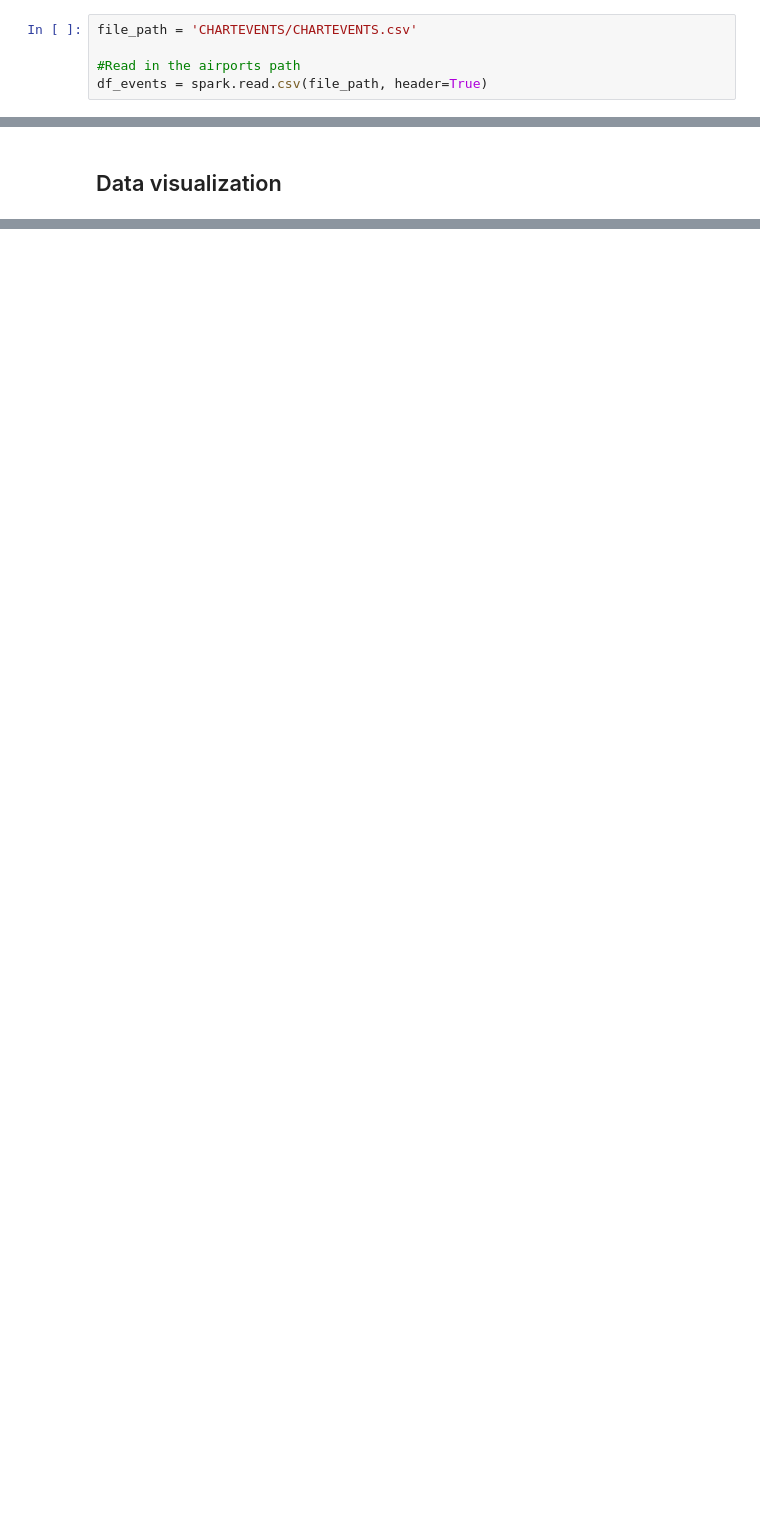
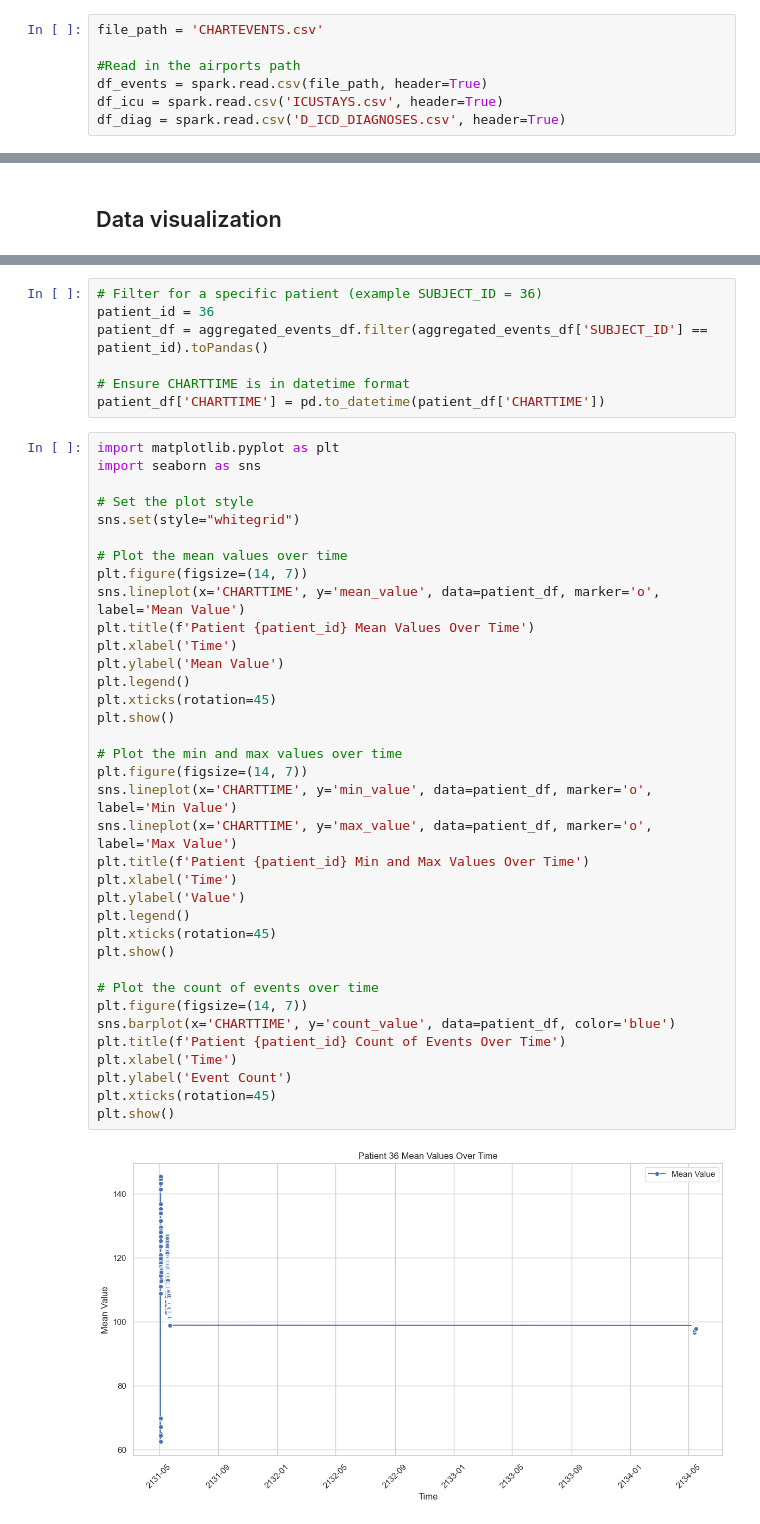
Before and after one commit to AlexandreMarques27/ML-Pipeline, a Jupyter notebook: ML Pipeline.ipynb, the cells around one changed output, grey strips where cells are left out. Saved outputs shown, nothing was run; the diff lists cells and outputs as text; blank space fills up the shorter version.

```diff
--- a/ML Pipeline.ipynb
+++ b/ML Pipeline.ipynb
@@ -23,5 +35,7 @@ print(spark)
 # %%
-file_path = 'CHARTEVENTS/CHARTEVENTS.csv'
+file_path = 'CHARTEVENTS.csv'
 
 #Read in the airports path
 df_events = spark.read.csv(file_path, header=True)
+df_icu = spark.read.csv('ICUSTAYS.csv', header=True)
+df_diag = spark.read.csv('D_ICD_DIAGNOSES.csv', header=True)
@@ -70,0 +269,45 @@ Number of rows: 330712483
+# %%
+# Filter for a specific patient (example SUBJECT_ID = 36)
+patient_id = 36
+patient_df = aggregated_events_df.filter(aggregated_events_df['SUBJECT_ID'] == patient_id).toPandas()
+
+# Ensure CHARTTIME is in datetime format
+patient_df['CHARTTIME'] = pd.to_datetime(patient_df['CHARTTIME'])
+# %%
+import matplotlib.pyplot as plt
+import seaborn as sns
+
+# Set the plot style
+sns.set(style="whitegrid")
+
+# Plot the mean values over time
+plt.figure(figsize=(14, 7))
+sns.lineplot(x='CHARTTIME', y='mean_value', data=patient_df, marker='o', label='Mean Value')
+plt.title(f'Patient {patient_id} Mean Values Over Time')
+plt.xlabel('Time')
+plt.ylabel('Mean Value')
+plt.legend()
+plt.xticks(rotation=45)
+plt.show()
+
+# Plot the min and max values over time
+plt.figure(figsize=(14, 7))
+sns.lineplot(x='CHARTTIME', y='min_value', data=patient_df, marker='o', label='Min Value')
+sns.lineplot(x='CHARTTIME', y='max_value', data=patient_df, marker='o', label='Max Value')
+plt.title(f'Patient {patient_id} Min and Max Values Over Time')
+plt.xlabel('Time')
+plt.ylabel('Value')
+plt.legend()
+plt.xticks(rotation=45)
+plt.show()
+
+# Plot the count of events over time
+plt.figure(figsize=(14, 7))
+sns.barplot(x='CHARTTIME', y='count_value', data=patient_df, color='blue')
+plt.title(f'Patient {patient_id} Count of Events Over Time')
+plt.xlabel('Time')
+plt.ylabel('Event Count')
+plt.xticks(rotation=45)
+plt.show()
+# %% [output]
+[figure, added]
```
Also changed, not shown: parts of 20 cells of this notebook.
